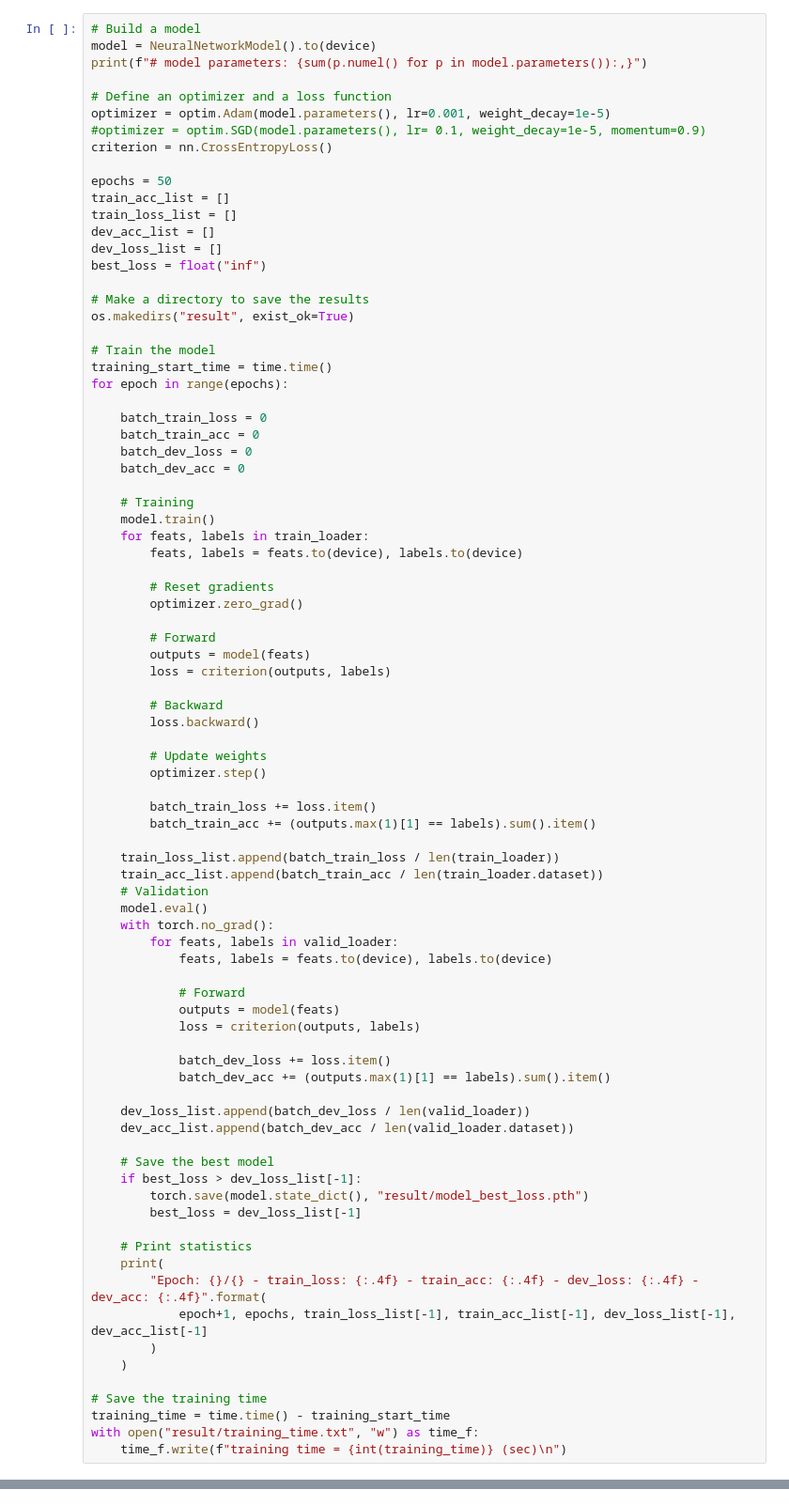
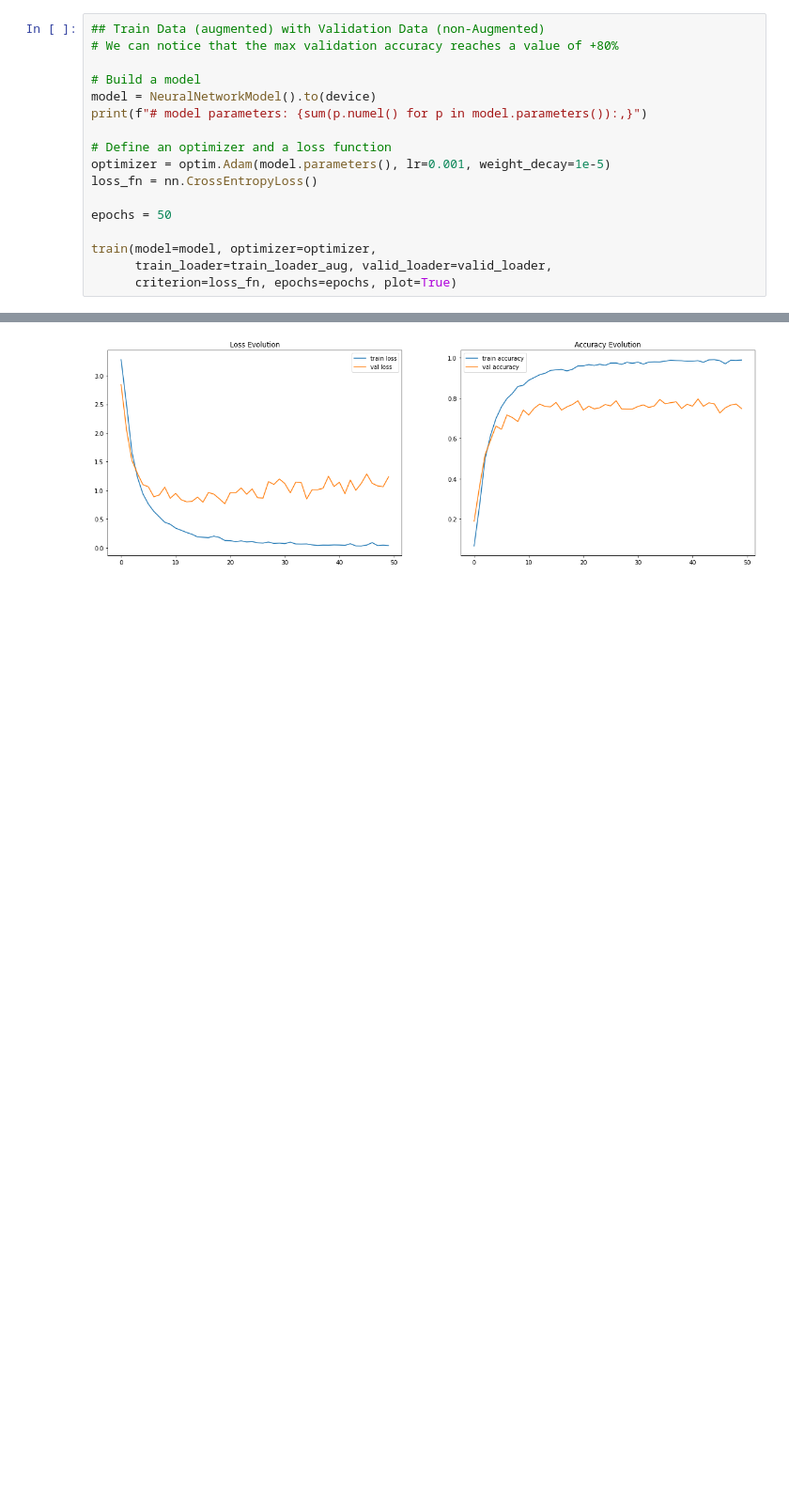
Before and after one commit to Ben1Mo/Transformer-Encoder-Based-Arabic-Speech-Recognition, a Jupyter notebook: AudioSpectogram.ipynb, the cells around one changed output, grey strips where cells are left out. Shown at 94% size. Cells and saved outputs as stored; diff of their text form; blank space fills up the shorter version.

```diff
--- a/AudioSpectogram.ipynb
+++ b/AudioSpectogram.ipynb
@@ -491,85 +686,18 @@ class FeedForward(nn.Module):
 # %%
+## Train Data (augmented) with Validation Data (non-Augmented)
+# We can notice that the max validation accuracy reaches a value of +80%
+
 # Build a model
 model = NeuralNetworkModel().to(device)
 print(f"# model parameters: {sum(p.numel() for p in model.parameters()):,}")
 
 # Define an optimizer and a loss function
 optimizer = optim.Adam(model.parameters(), lr=0.001, weight_decay=1e-5)
-#optimizer = optim.SGD(model.parameters(), lr= 0.1, weight_decay=1e-5, momentum=0.9)
-criterion = nn.CrossEntropyLoss()
+loss_fn = nn.CrossEntropyLoss()
 
 epochs = 50
-train_acc_list = []
-train_loss_list = []
-dev_acc_list = []
-dev_loss_list = []
-best_loss = float("inf")
 
-# Make a directory to save the results
-os.makedirs("result", exist_ok=True)
-
-# Train the model
-training_start_time = time.time()
-for epoch in range(epochs):
-
-    batch_train_loss = 0
-    batch_train_acc = 0
-    batch_dev_loss = 0
-    batch_dev_acc = 0
-
-    # Training
-    model.train()
-    for feats, labels in train_loader:
-        feats, labels = feats.to(device), labels.to(device)
-
-        # Reset gradients
-        optimizer.zero_grad()
-
-        # Forward
-        outputs = model(feats)
-        loss = criterion(outputs, labels)
-
-        # Backward
-        loss.backward()
-
-        # Update weights
-        optimizer.step()
-
-        batch_train_loss += loss.item()
-        batch_train_acc += (outputs.max(1)[1] == labels).sum().item()
-
-    train_loss_list.append(batch_train_loss / len(train_loader))
-    train_acc_list.append(batch_train_acc / len(train_loader.dataset))
-    # Validation
-    model.eval()
-    with torch.no_grad():
-        for feats, labels in valid_loader:
-            feats, labels = feats.to(device), labels.to(device)
-
-            # Forward
-            outputs = model(feats)
-            loss = criterion(outputs, labels)
-
-            batch_dev_loss += loss.item()
-            batch_dev_acc += (outputs.max(1)[1] == labels).sum().item()
-
-    dev_loss_list.append(batch_dev_loss / len(valid_loader))
-    dev_acc_list.append(batch_dev_acc / len(valid_loader.dataset))
-
-    # Save the best model
-    if best_loss > dev_loss_list[-1]:
-        torch.save(model.state_dict(), "result/model_best_loss.pth")
-        best_loss = dev_loss_list[-1]
-
-    # Print statistics
-    print(
-        "Epoch: {}/{} - train_loss: {:.4f} - train_acc: {:.4f} - dev_loss: {:.4f} - dev_acc: {:.4f}".format(
-            epoch+1, epochs, train_loss_list[-1], train_acc_list[-1], dev_loss_list[-1], dev_acc_list[-1]
-        )
-    )
-
-# Save the training time
-training_time = time.time() - training_start_time
-with open("result/training_time.txt", "w") as time_f:
-    time_f.write(f"training time = {int(training_time)} (sec)\n")
+train(model=model, optimizer=optimizer,
+      train_loader=train_loader_aug, valid_loader=valid_loader,
+      criterion=loss_fn, epochs=epochs, plot=True)
 # %% [output]
@@ -592,0 +705 @@ Epoch: 50/50 - train_loss: 0.0016 - train_acc: 1.0000 - dev_loss: 0.7893 - dev_a
+[figure, added]
```
Also changed, not shown: parts of 19 cells of this notebook.
